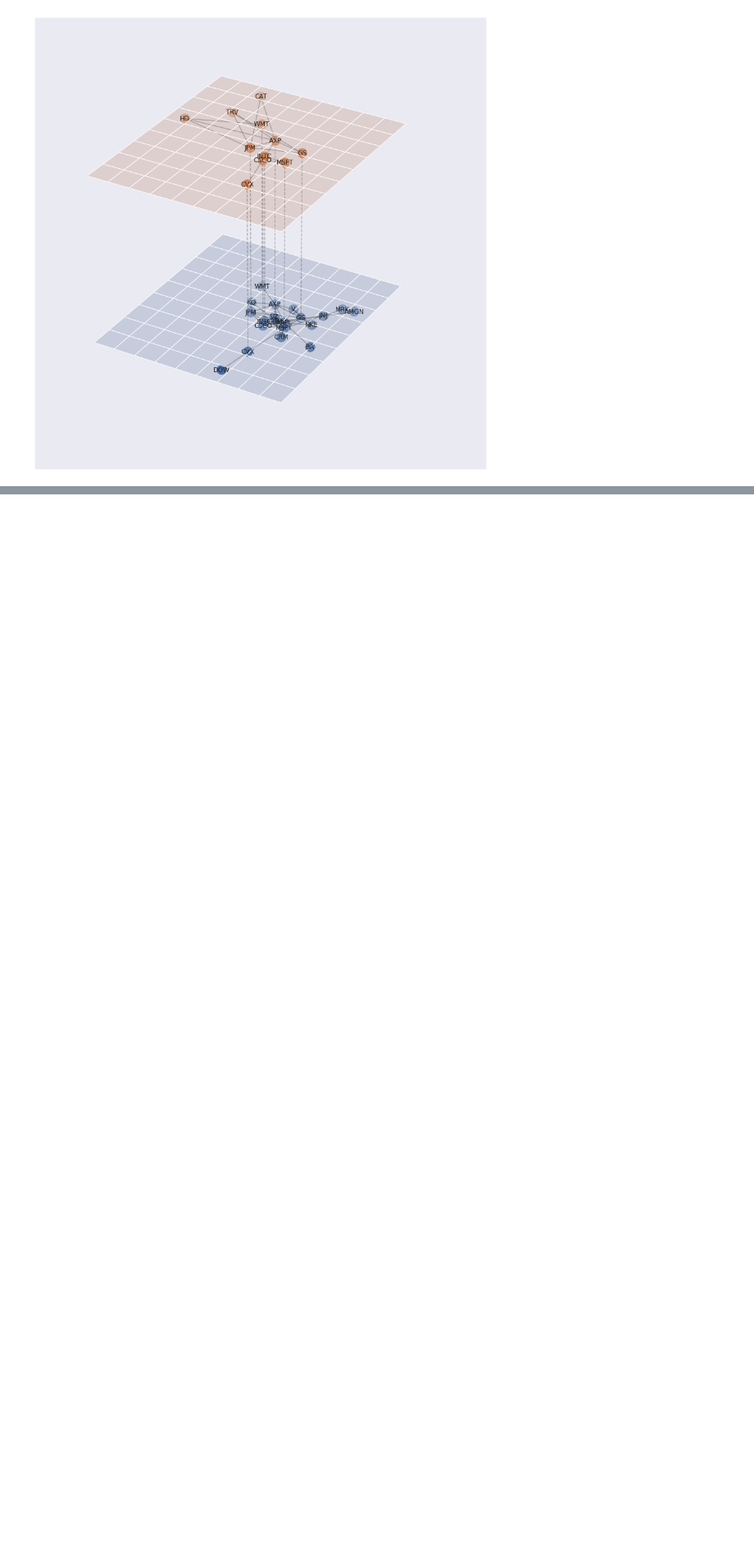
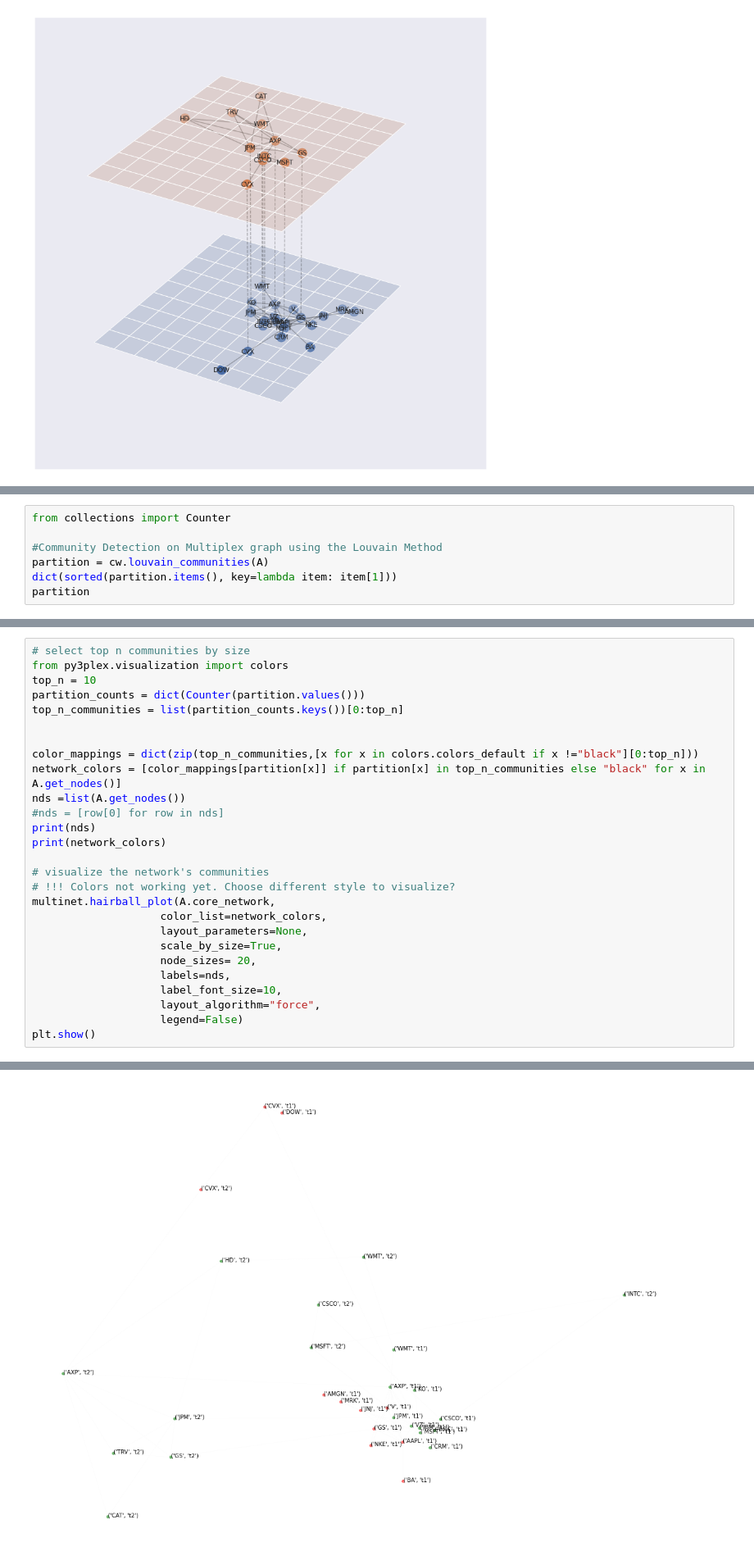
Before and after one commit to jnrkufuor/apollo, a Jupyter notebook: notebooks/Graph.ipynb, the cells around one changed output, grey strips where cells are left out. Shown at 82% size. Drawn from its saved outputs; the diff is of its cells as text; blank space fills up the shorter version.

Commit message:
Community Detection with py3plex

```diff
--- a/notebooks/Graph.ipynb
+++ b/notebooks/Graph.ipynb
@@ -515,0 +513,7 @@ Average out degree:   1.2727
+# %%
+from collections import Counter
+
+#Community Detection on Multiplex graph using the Louvain Method
+partition = cw.louvain_communities(A)
+dict(sorted(partition.items(), key=lambda item: item[1]))
+partition
@@ -515,0 +538,28 @@ Average out degree:   1.2727
+# %%
+# select top n communities by size
+from py3plex.visualization import colors
+top_n = 10
+partition_counts = dict(Counter(partition.values()))
+top_n_communities = list(partition_counts.keys())[0:top_n]
+
+
+color_mappings = dict(zip(top_n_communities,[x for x in colors.colors_default if x !="black"][0:top_n]))
+network_colors = [color_mappings[partition[x]] if partition[x] in top_n_communities else "black" for x in A.get_nodes()]
+nds =list(A.get_nodes())
+#nds = [row[0] for row in nds]
+print(nds)
+print(network_colors)
+
+# visualize the network's communities
+# !!! Colors not working yet. Choose different style to visualize?
+multinet.hairball_plot(A.core_network,
+                    color_list=network_colors,
+                    layout_parameters=None,
+                    scale_by_size=True,
+                    node_sizes= 20,
+                    labels=nds,
+                    label_font_size=10,
+                    layout_algorithm="force",
+                    legend=False)
+plt.show()
+# %% [output]
@@ -515,0 +573 @@ Average out degree:   1.2727
+[figure, added]
```
Also changed, not shown: parts of 6 cells of this notebook.
